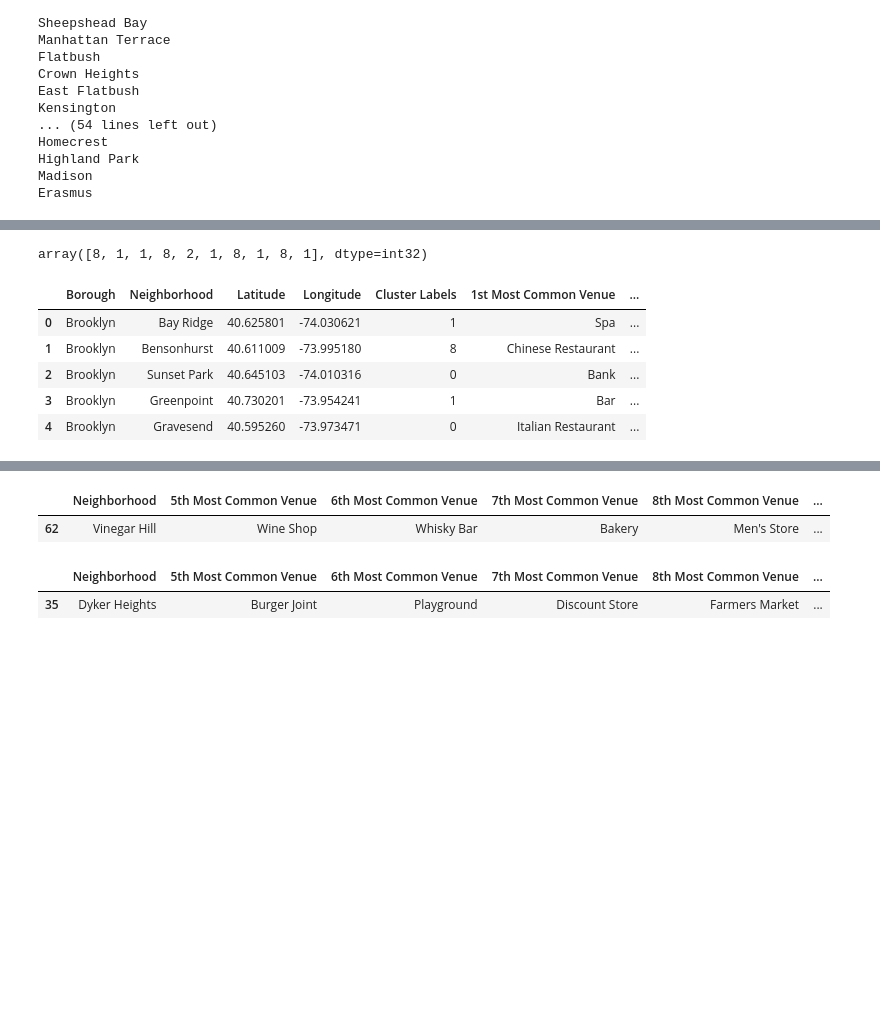
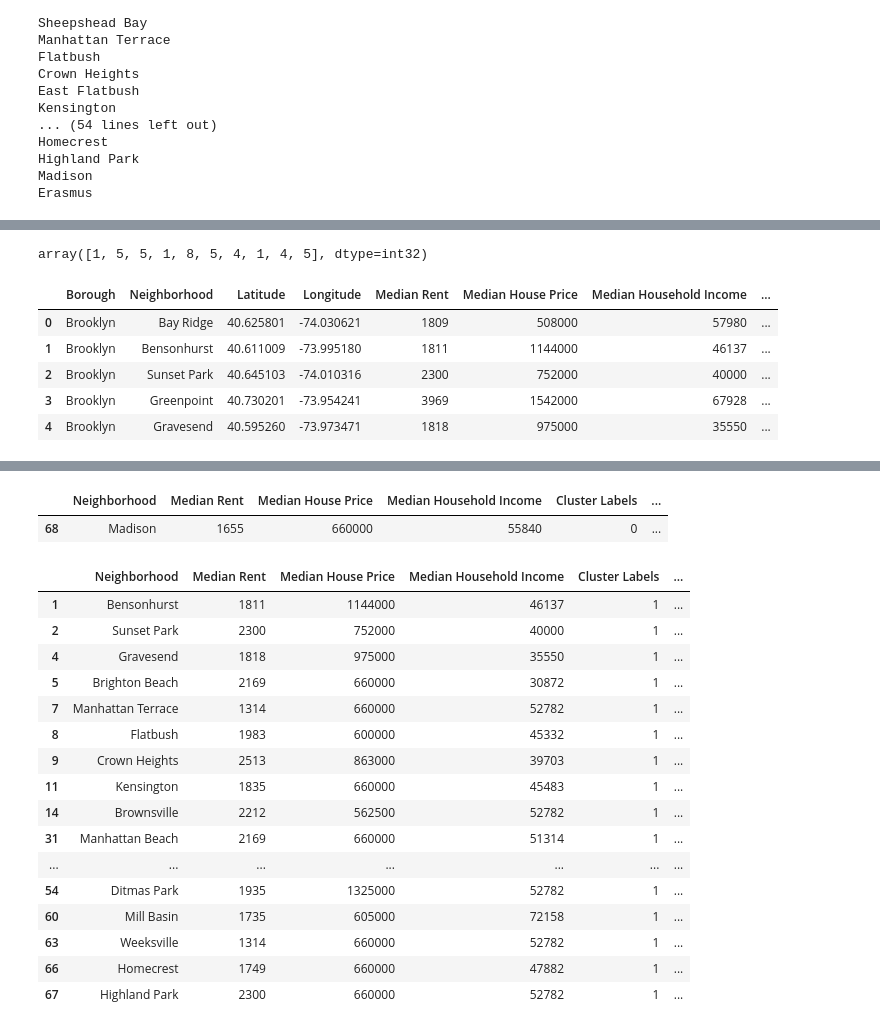
Before and after one commit to gongadzem/Coursera_Capstone, a Jupyter notebook: FinalProject.ipynb, the cells around one changed output, grey strips where cells are left out. Drawn from its saved outputs; the diff is of its cells as text; code cells hidden in the pictures; blank space fills up the shorter version.

```diff
--- a/FinalProject.ipynb
+++ b/FinalProject.ipynb
@@ -157,3 +175,27 @@ for lat, lng, borough, neighborhood in zip(neighborhoods['Latitude'], neighborho
 map_newyork
 # %% [output]
 [interactive output not drawn]
+# %%
+
+import types
+import pandas as pd
+from botocore.client import Config
+import ibm_boto3
+
+def __iter__(self): return 0
+
+# @hidden_cell
+# The following code accesses a file in your IBM Cloud Object Storage. It includes your credentials.
+# You might want to remove those credentials before you share the notebook.
+client_20bf5a8a14754c9eab678f711c23d2e8 = ibm_boto3.client(service_name='s3',
+    ibm_api_key_id='sZLSFbXTvhISoSMF45TjtWKEg-vxrNmGxJpX4WPPbYAy',
+    ibm_auth_endpoint="https://iam.ng.bluemix.net/oidc/token",
+    config=Config(signature_version='oauth'),
+    endpoint_url='https://s3-api.us-geo.objectstorage.service.networklayer.com')
+
+body = client_20bf5a8a14754c9eab678f711c23d2e8.get_object(Bucket='capstone3-donotdelete-pr-4oo2iaavymxttd',Key='brooklyn1.csv')['Body']
+# add missing __iter__ method, so pandas accepts body as file-like object
+if not hasattr(body, "__iter__"): body.__iter__ = types.MethodType( __iter__, body )
+
+df_data_2 = pd.read_csv(body)
+df_data_2.head()
@@ -160,4 +209,5 @@ map_newyork
 # %%
 brooklyn_data = neighborhoods[neighborhoods['Borough'] == 'Brooklyn'].reset_index(drop=True)
+brooklyn_data = pd.concat([brooklyn_data, df_data_2], axis=1)
 brooklyn_data.head()
 # %% [output]
@@ -225,7 +275,7 @@ print('Latitude and longitude values of {} are {}, {}.'.format(neighborhood_name
 # %% [output]
 Latitude and longitude values of Bay Ridge are 40.625801065010656, -74.03062069353813.
 # %%
-LIMIT = 100 # limit of number of venues returned by Foursquare API
+LIMIT = 1000 # limit of number of venues returned by Foursquare API
 
 radius = 500 # define radius
 
@@ -553,7 +604,7 @@ kmeans = KMeans(n_clusters=kclusters, random_state=0).fit(brooklyn_grouped_clust
 # check cluster labels generated for each row in the dataframe
 kmeans.labels_[0:10]
 # %% [output]
-array([8, 1, 1, 8, 2, 1, 8, 1, 8, 1], dtype=int32)
+array([1, 5, 5, 1, 8, 5, 4, 1, 4, 5], dtype=int32)
 # %%
 # add clustering labels
 neighborhoods_venues_sorted.insert(0, 'Cluster Labels', kmeans.labels_)
@@ -565,14 +616,15 @@ brooklyn_merged = brooklyn_merged.join(neighborhoods_venues_sorted.set_index('Ne
 
 brooklyn_merged.head() # check the last columns!
 # %% [output]
-|  | Borough | Neighborhood | Latitude | Longitude | Cluster Labels | 1st Most Common Venue | ... |
-| 0 | Brooklyn | Bay Ridge | 40.625801 | -74.030621 | 1 | Spa | ... |
-| 1 | Brooklyn | Bensonhurst | 40.611009 | -73.995180 | 8 | Chinese Restaurant | ... |
-| 2 | Brooklyn | Sunset Park | 40.645103 | -74.010316 | 0 | Bank | ... |
-| 3 | Brooklyn | Greenpoint | 40.730201 | -73.954241 | 1 | Bar | ... |
-| 4 | Brooklyn | Gravesend | 40.595260 | -73.973471 | 0 | Italian Restaurant | ... |
+|  | Borough | Neighborhood | Latitude | Longitude | Median Rent | Median House Price | Median Household Income | ... |
+| 0 | Brooklyn | Bay Ridge | 40.625801 | -74.030621 | 1809 | 508000 | 57980 | ... |
+| 1 | Brooklyn | Bensonhurst | 40.611009 | -73.995180 | 1811 | 1144000 | 46137 | ... |
+| 2 | Brooklyn | Sunset Park | 40.645103 | -74.010316 | 2300 | 752000 | 40000 | ... |
+| 3 | Brooklyn | Greenpoint | 40.730201 | -73.954241 | 3969 | 1542000 | 67928 | ... |
+| 4 | Brooklyn | Gravesend | 40.595260 | -73.973471 | 1818 | 975000 | 35550 | ... |
 # %%
-brooklyn_merged=brooklyn_merged.drop(51)
+#brooklyn_merged=brooklyn_merged.drop(51)
+#brooklyn_merged
 # %%
 # create map
 
@@ -601,13 +653,28 @@ map_clusters
 # %% [output]
 [interactive output not drawn]
 # %%
-brooklyn_merged.loc[brooklyn_merged['Cluster Labels'] == 0, brooklyn_merged.columns[[1] + list(range(9, brooklyn_merged.shape[1]))]]
+brooklyn_merged.loc[brooklyn_merged['Cluster Labels'] == 0, brooklyn_merged.columns[[1] + list(range(4, brooklyn_merged.shape[1]))]]
 # %% [output]
-|  | Neighborhood | 5th Most Common Venue | 6th Most Common Venue | 7th Most Common Venue | 8th Most Common Venue | ... |
-| 62 | Vinegar Hill | Wine Shop | Whisky Bar | Bakery | Men's Store | ... |
+|  | Neighborhood | Median Rent | Median House Price | Median Household Income | Cluster Labels | ... |
+| 68 | Madison | 1655 | 660000 | 55840 | 0 | ... |
 # %%
-brooklyn_merged.loc[brooklyn_merged['Cluster Labels'] == 1, brooklyn_merged.columns[[1] + list(range(9, brooklyn_merged.shape[1]))]]
+brooklyn_merged.loc[brooklyn_merged['Cluster Labels'] == 1, brooklyn_merged.columns[[1] + list(range(4, brooklyn_merged.shape[1]))]]
 # %% [output]
-|  | Neighborhood | 5th Most Common Venue | 6th Most Common Venue | 7th Most Common Venue | 8th Most Common Venue | ... |
-| 35 | Dyker Heights | Burger Joint | Playground | Discount Store | Farmers Market | ... |
+|  | Neighborhood | Median Rent | Median House Price | Median Household Income | Cluster Labels | ... |
+| 1 | Bensonhurst | 1811 | 1144000 | 46137 | 1 | ... |
+| 2 | Sunset Park | 2300 | 752000 | 40000 | 1 | ... |
+| 4 | Gravesend | 1818 | 975000 | 35550 | 1 | ... |
+| 5 | Brighton Beach | 2169 | 660000 | 30872 | 1 | ... |
+| 7 | Manhattan Terrace | 1314 | 660000 | 52782 | 1 | ... |
+| 8 | Flatbush | 1983 | 600000 | 45332 | 1 | ... |
+| 9 | Crown Heights | 2513 | 863000 | 39703 | 1 | ... |
+| 11 | Kensington | 1835 | 660000 | 45483 | 1 | ... |
+| 14 | Brownsville | 2212 | 562500 | 52782 | 1 | ... |
+| 31 | Manhattan Beach | 2169 | 660000 | 51314 | 1 | ... |
+| ... | ... | ... | ... | ... | ... | ... |
+| 54 | Ditmas Park | 1935 | 1325000 | 52782 | 1 | ... |
+| 60 | Mill Basin | 1735 | 605000 | 72158 | 1 | ... |
+| 63 | Weeksville | 1314 | 660000 | 52782 | 1 | ... |
+| 66 | Homecrest | 1749 | 660000 | 47882 | 1 | ... |
+| 67 | Highland Park | 2300 | 660000 | 52782 | 1 | ... |
 # %%
```
Also changed, not shown: parts of 35 cells of this notebook.
